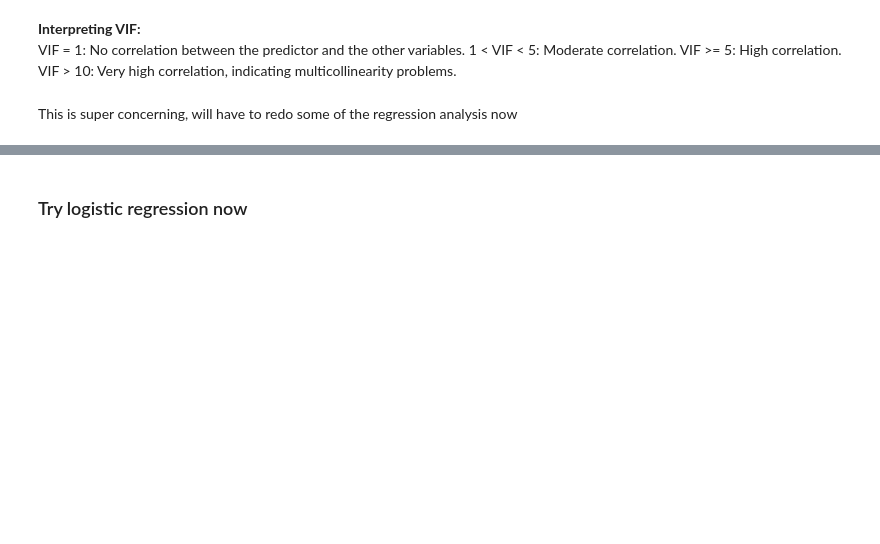
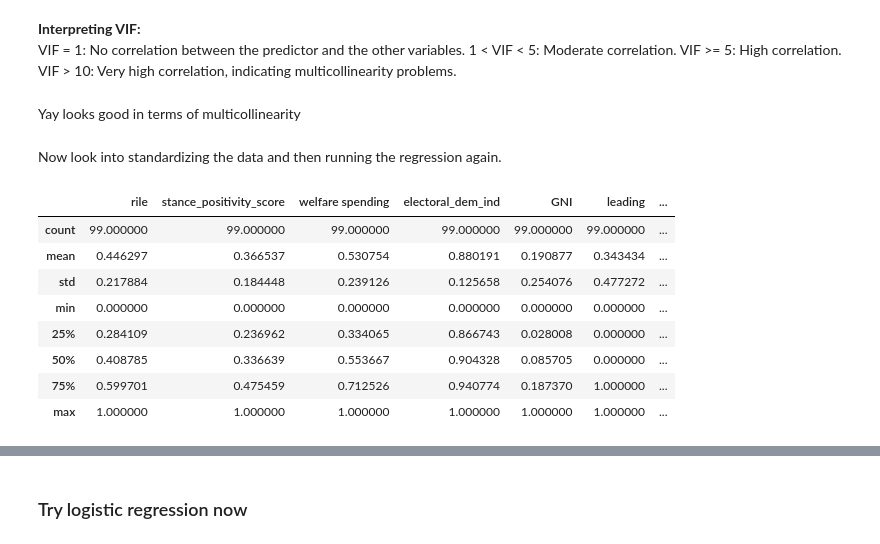
Before and after one commit to sebastian-graeff/MaifestoGroup, a Jupyter notebook: LinearRegression.ipynb, the cells around one changed output, grey strips where cells are left out. Saved outputs shown, nothing was run; the diff lists cells and outputs as text; code cells hidden in the pictures; blank space fills up the shorter version.

```diff
--- a/LinearRegression.ipynb
+++ b/LinearRegression.ipynb
@@ -513,5 +501,25 @@ VIF = 1: No correlation between the predictor and the other variables.
 1 < VIF < 5: Moderate correlation.
 VIF >= 5: High correlation.
 VIF > 10: Very high correlation, indicating multicollinearity problems.
-# %% [markdown]
-This is super concerning, will have to redo some of the regression analysis now
+# %% [markdown]
+Yay looks good in terms of multicollinearity
+# %% [markdown]
+Now look into standardizing the data and then running the regression again.
+# %%
+#convert all values in the X dataframe to values between 0 and 1
+from sklearn.preprocessing import MinMaxScaler
+
+scaler = MinMaxScaler()
+X_scaled = scaler.fit_transform(X)
+X_scaled = pd.DataFrame(X_scaled, columns=X.columns)
+X_scaled.describe()
+# %% [output]
+|  | rile | stance_positivity_score | welfare spending | electoral_dem_ind | GNI | leading | ... |
+| count | 99.000000 | 99.000000 | 99.000000 | 99.000000 | 99.000000 | 99.000000 | ... |
+| mean | 0.446297 | 0.366537 | 0.530754 | 0.880191 | 0.190877 | 0.343434 | ... |
+| std | 0.217884 | 0.184448 | 0.239126 | 0.125658 | 0.254076 | 0.477272 | ... |
+| min | 0.000000 | 0.000000 | 0.000000 | 0.000000 | 0.000000 | 0.000000 | ... |
+| 25% | 0.284109 | 0.236962 | 0.334065 | 0.866743 | 0.028008 | 0.000000 | ... |
+| 50% | 0.408785 | 0.336639 | 0.553667 | 0.904328 | 0.085705 | 0.000000 | ... |
+| 75% | 0.599701 | 0.475459 | 0.712526 | 0.940774 | 0.187370 | 1.000000 | ... |
+| max | 1.000000 | 1.000000 | 1.000000 | 1.000000 | 1.000000 | 1.000000 | ... |
```
Also changed, not shown: parts of 13 cells of this notebook.
